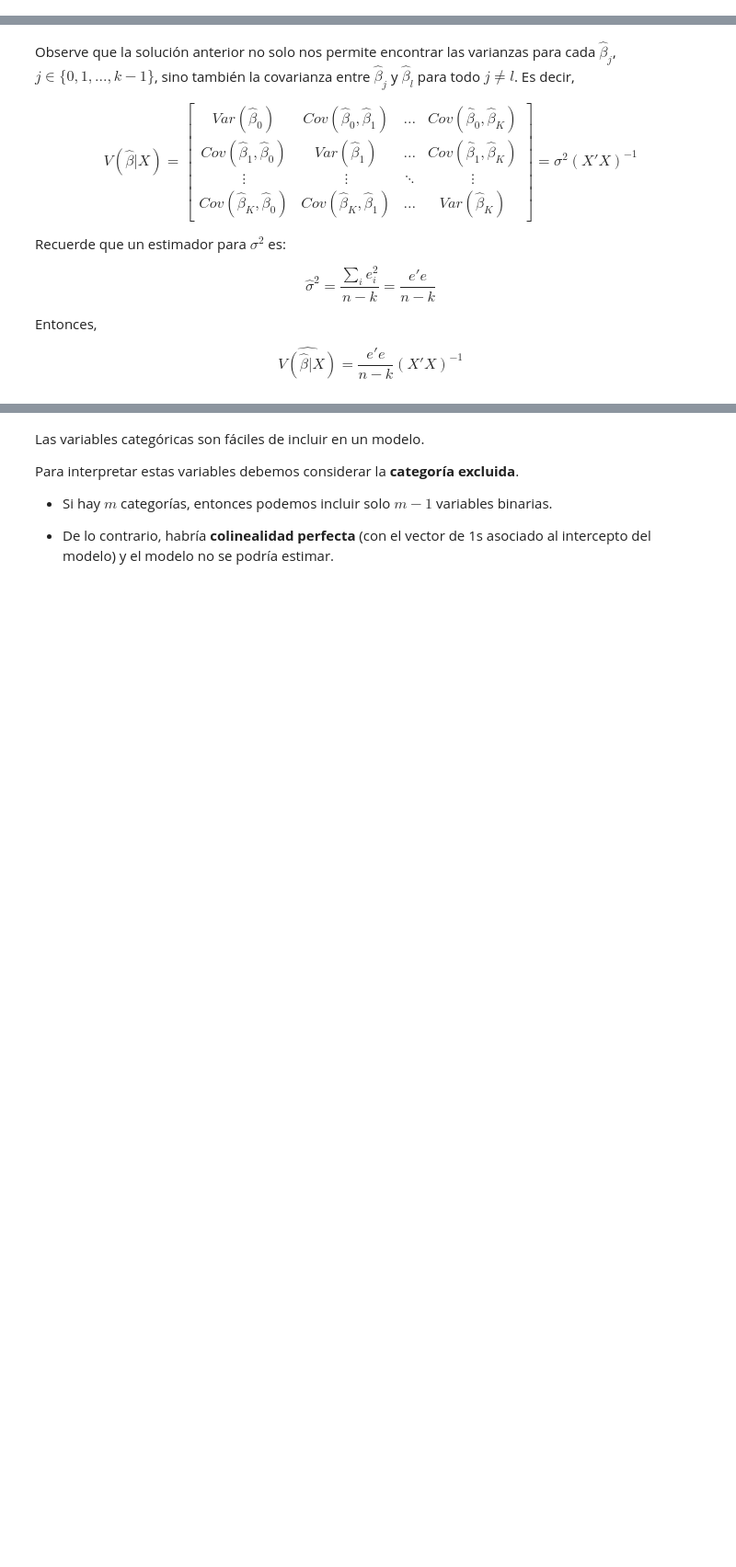
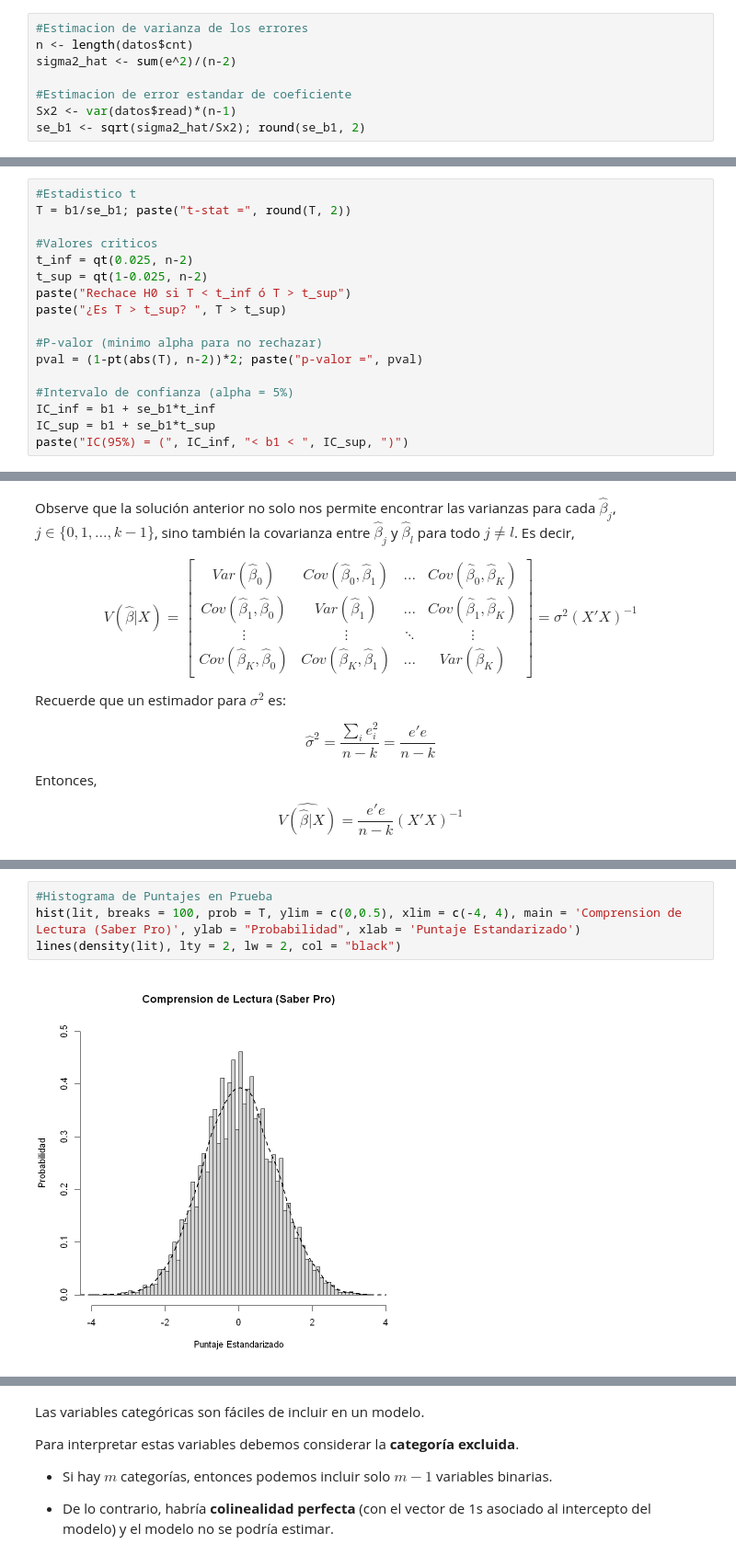
Before and after one commit to smontanoc/microeconometria, a Jupyter notebook: _sources/Modulo_2.ipynb, the cells around one changed output, grey strips where cells are left out. Shown at 92% size. Saved outputs shown, nothing was run; the diff lists cells and outputs as text; blank space fills up the shorter version.

```diff
--- a/_sources/Modulo_2.ipynb
+++ b/_sources/Modulo_2.ipynb
@@ -365,3 +430,11 @@ Un estimador para $\sigma^2$ es:
 $$\hat\sigma^2 = \frac{\sum_i e_i^2}{n-K} = \frac{\sum_i (Y_i - \hat Y_i)^2}{n-K} = \frac{\sum_i (Y_i - \hat\beta_0 - \hat\beta_1 X_i)^2}{n-K} $$
 
 Donde $K$ es el número de parámetros que debemos estimar. En este caso $K = 2$.
+# %%
+#Estimacion de varianza de los errores
+n <- length(datos$cnt)
+sigma2_hat <- sum(e^2)/(n-2)
+
+#Estimacion de error estandar de coeficiente
+Sx2 <- var(datos$read)*(n-1)
+se_b1 <- sqrt(sigma2_hat/Sx2); round(se_b1, 2)
@@ -392,3 +467,20 @@ Nuestro intervalo de confianza para el parámetro desconocido $\beta_k$ está da
 \end{align*}
 
 Cuando $n$ es grande, si $\alpha = 0.05$, entonces $|t_{\alpha/2 \hspace{2pt},\hspace{2pt} n-K}| \approx 1.96$
+# %%
+#Estadistico t
+T = b1/se_b1; paste("t-stat =", round(T, 2))
+
+#Valores criticos
+t_inf = qt(0.025, n-2)
+t_sup = qt(1-0.025, n-2)
+paste("Rechace H0 si T < t_inf ó T > t_sup")
+paste("¿Es T > t_sup? ", T > t_sup)
+
+#P-valor (minimo alpha para no rechazar)
+pval = (1-pt(abs(T), n-2))*2; paste("p-valor =", pval)
+
+#Intervalo de confianza (alpha = 5%)
+IC_inf = b1 + se_b1*t_inf
+IC_sup = b1 + se_b1*t_sup
+paste("IC(95%) = (", IC_inf, "< b1 < ", IC_sup, ")")
@@ -1123,0 +1496,6 @@ $\hspace{15pt}$ donde $\beta_{exc}$ son los betas excluidos.
+# %%
+#Histograma de Puntajes en Prueba
+hist(lit, breaks = 100, prob = T, ylim = c(0,0.5), xlim = c(-4, 4), main = 'Comprension de Lectura (Saber Pro)', ylab = "Probabilidad", xlab = 'Puntaje Estandarizado')
+lines(density(lit), lty = 2, lw = 2, col = "black")
+# %% [output]
+[figure, added]
```
Also changed, not shown: parts of 90 cells of this notebook, 26 other files.
